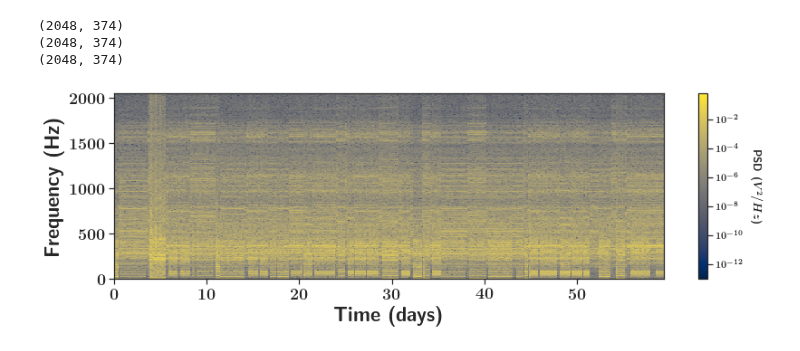
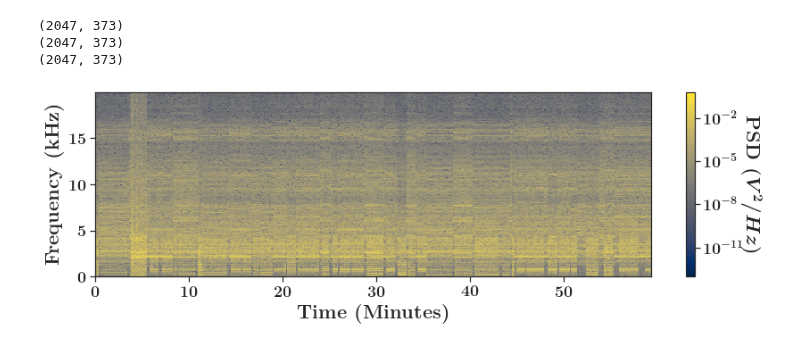
Before and after one commit to danielnewman09/Dissertation, a Jupyter notebook: Dissertation-Notebooks/Chapter-6/Full-Time-Spectrogram.ipynb, the cells around one changed output. Drawn from its saved outputs; the diff is of its cells as text; code cells hidden in the pictures.

Commit message:
updates to spectrogram visualization

```diff
--- a/Dissertation-Notebooks/Chapter-6/Full-Time-Spectrogram.ipynb
+++ b/Dissertation-Notebooks/Chapter-6/Full-Time-Spectrogram.ipynb
@@ -130,9 +75,0 @@ SELECT Vibration.sensorId,
-# %%
-X_train,Y_train,DoE_train = create_fft_features(trainDF_original,DoE)
-num_samples,num_features = X_train.shape
-DoE_train /= np.array([[300.,0.003,25]])
-# freqs,X_train = fft_from_vib(X_train[:,:-1])
-freqs,X_train = signal.welch(X_train[:,:-1], fs=20e3, nperseg=4096, scaling='spectrum')
-X_train = X_train[:,1:]
-Y_train = tf.keras.utils.to_categorical(Y_train, 2)
-samples_train = np.array([trainDF_original['itemInstanceId'].values.astype(int)]).T
@@ -151,0 +76,3 @@ ts.shape
+# %%
+X_train_full = np.load('data/X_train_Full.npy',allow_pickle=True)
+ts = np.load('data/time_minutes.npy',allow_pickle=True)
@@ -151,0 +83,4 @@ ts.shape
+# %%
+
+# freqs,X_train = signal.welch(X_train_full[:,:-1], fs=20e3, nperseg=4096, scaling='spectrum')
+X_train = X_train_full[:,1:]
@@ -185,7 +124,7 @@ def plot_spectrogram(
 
     cbar = plt.colorbar()
     cbar.set_label(r'\textbf{PSD ($V^2 / Hz$)}', rotation=270,labelpad=20)
-    plt.ylabel(r'\textbf{Frequency (Hz)}', labelpad=ylabelpad,fontsize=22)
+    plt.ylabel(r'\textbf{Frequency (kHz)}', labelpad=ylabelpad,fontsize=22)
     plt.xlabel(r'\textbf{' + xlabel + '}', labelpad=xlabelpad,fontsize=22)
 
     plt.tight_layout(pad=1.2)
@@ -238,22 +164,23 @@ array([[5.05732487e-06, 1.42297267e-07, 1.95178745e-06, ...,
 # %%
+max_index = -1
 plot_spectrogram(
-            ts,
-            spectrogram,
-            1,
+            ts[:max_index],
+            spectrogram[:,:max_index],
+            frequencyInterval / 1000,
             size=(12,4),
             showplot = True,
             save_plot = True,
             transparent = True,
-            folder = 'Figures/IMS2_Spectrogram/',
-            filename = 'Bearing1_Spectrogram',
+            folder = 'figures/',
+            filename = 'Experiment-3-Spectrogram-Full',
             xlabelpad = 5,
             ylabelpad = 5,
             file_type='png',
 #             date_format='%I:00 %p, %b %d',
-            xlabel='Time (days)'
+            xlabel='Time (Minutes)'
             )
 # %% [output]
-(2048, 374)
-(2048, 374)
-(2048, 374)
+(2047, 373)
+(2047, 373)
+(2047, 373)
-[figure, old version]
+[figure, new version]
```
Also changed, not shown: parts of 12 cells of this notebook, 3 other files.
